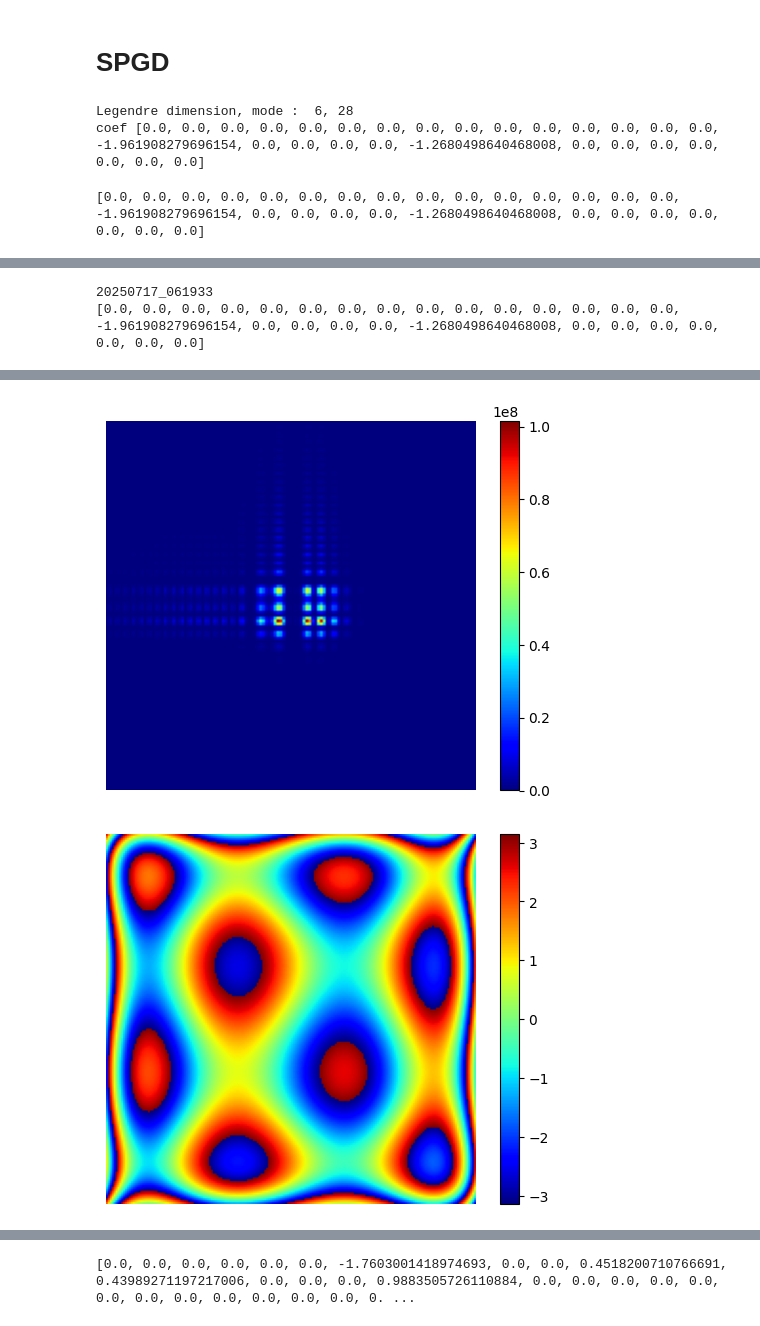
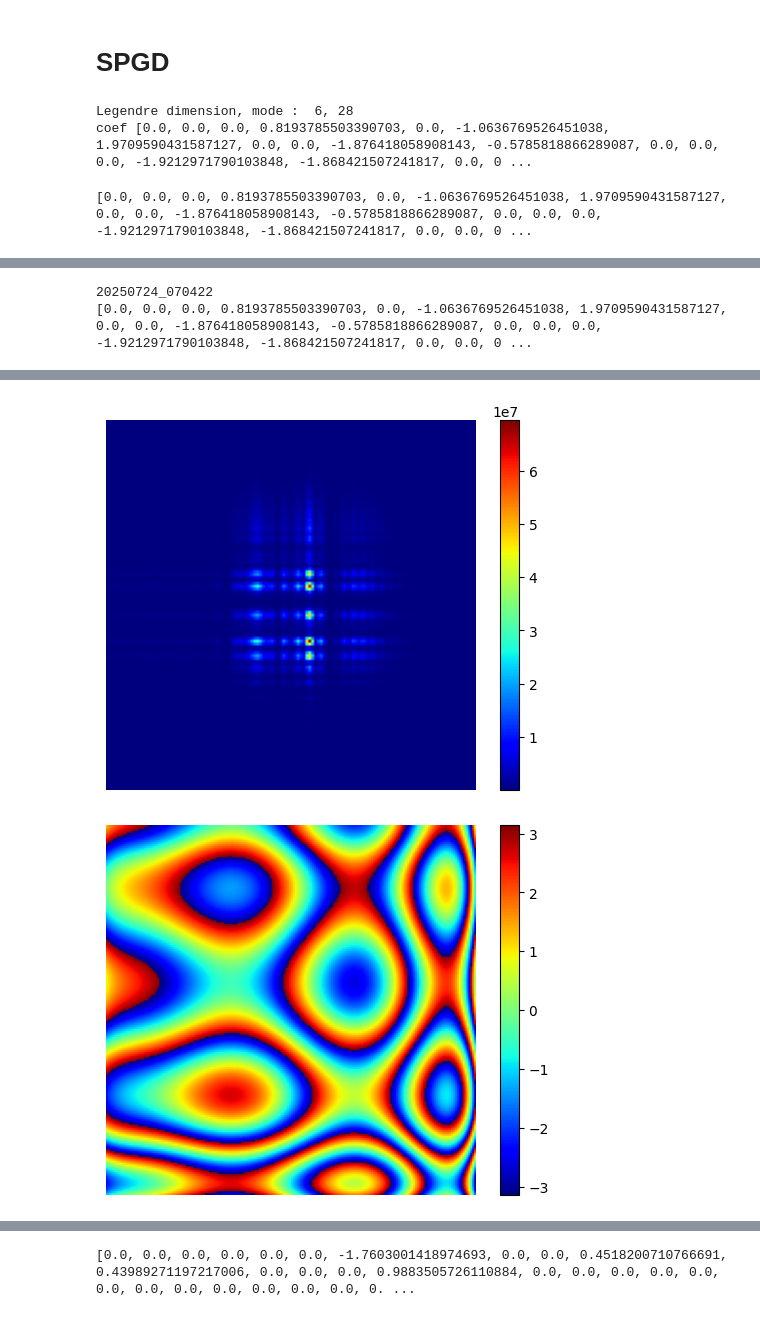
Before and after one commit to inagetsutomu/lab, a Jupyter notebook: SPGD.ipynb, the cells around one changed output, grey strips where cells are left out. Drawn from its saved outputs; the diff is of its cells as text; code cells hidden in the pictures.

```diff
--- a/SPGD.ipynb
+++ b/SPGD.ipynb
@@ -713,6 +737,8 @@ def ssim_culc2_8_filter(pupil,rot_angle=20,crop_size=256):
   # return cont
 # %%
 def laplacian_score(img):
+  if img.dtype != np.float32:
+        img = img.astype(np.float32)
   img_diff = cv2.Laplacian(img, cv2.CV_32F)
   score = np.std(np.abs(img_diff))
   return score
@@ -863,7 +899,7 @@ def SPGD(limit, iterations=100, rate=0.5, num=10, rho=0.99, lr = 10):
     plt.savefig(filename, dpi = 300, format= 'tiff')
     plt.show()
 # %%
-N = 2
+N = 10
 # n = 10
 
 coef_w = 4     # Legendre多項式の係数幅
@@ -875,12 +911,12 @@ print("Legendre dimension, mode : ", str(maxD) + ", " + str(mode))
 target = [random.uniform(0.0, coef_w)-coef_w/2 for i in range(N)]   # Legendre多項式の係数
 coef = [0.0] * mode
 
-# coef[3], coef[5], coef[6], coef[9], coef[10], coef[14], coef[15], coef[20],coef[21], coef[27] = target
+coef[3], coef[5], coef[6], coef[9], coef[10], coef[14], coef[15], coef[20],coef[21], coef[27] = target
 
 # coef[3], coef[5] = target
 # coef[6], coef[9] = target
 # coef[10], coef[14] = target
-coef[15], coef[20] = target
+# coef[15], coef[20] = target
 # coef[21], coef[27] = target
 
 # coef[6], coef[9], coef[10], coef[14] = target
@@ -898,7 +934,7 @@ print("coef",coef)
 start_coef = coef
 # %% [output]
 Legendre dimension, mode :  6, 28
-coef [0.0, 0.0, 0.0, 0.0, 0.0, 0.0, 0.0, 0.0, 0.0, 0.0, 0.0, 0.0, 0.0, 0.0, 0.0, -1.961908279696154, 0.0, 0.0, 0.0, 0.0, -1.2680498640468008, 0.0, 0.0, 0.0, 0.0, 0.0, 0.0, 0.0]
+coef [0.0, 0.0, 0.0, 0.8193785503390703, 0.0, -1.0636769526451038, 1.9709590431587127, 0.0, 0.0, -1.876418058908143, -0.5785818866289087, 0.0, 0.0, 0.0, -1.9212971790103848, -1.868421507241817, 0.0, 0 ...
 # %%
 # coef = [0.0, 0.0, 0.0, -1.2514339588855623, 0.0, -0.3144071409557081, -0.8010882969276838, 0.0, 0.0, 1.3111189862683834, 0.35207777395103856, 0.0, 0.0, 0.0, -0.28724129164016254, -1.4398127181549492, 0.0, 0.0, 0.0, 0.0, 0.15651562780177164, 1.0270377425221868, 0.0, 0.0, 0.0, 0.0, 0.0, -0.05356897336279265]
 
@@ -918,7 +954,7 @@ score = laplacian_score(img_total)
 now = datetime.now()
 timestamp = now.strftime("%Y%m%d_%H%M%S")
 print(timestamp)
-save_dir = f"./山登り_5次関数のみ_{timestamp}"
+save_dir = f"./incoherent_山登り_{timestamp}"
 save_images = f"{save_dir}/images"
 if not os.path.exists(save_images):
   os.makedirs(save_images)
@@ -968,4 +1004,4 @@ plt.colorbar()
 plt.savefig(filename, dpi = 300, format= 'tiff')
 plt.show()
 # %% [output]
-[0.0, 0.0, 0.0, 0.0, 0.0, 0.0, 0.0, 0.0, 0.0, 0.0, 0.0, 0.0, 0.0, 0.0, 0.0, -1.961908279696154, 0.0, 0.0, 0.0, 0.0, -1.2680498640468008, 0.0, 0.0, 0.0, 0.0, 0.0, 0.0, 0.0]
+[0.0, 0.0, 0.0, 0.8193785503390703, 0.0, -1.0636769526451038, 1.9709590431587127, 0.0, 0.0, -1.876418058908143, -0.5785818866289087, 0.0, 0.0, 0.0, -1.9212971790103848, -1.868421507241817, 0.0, 0.0, 0 ...
@@ -973,2 +1009,2 @@ plt.show()
-20250717_061933
-[0.0, 0.0, 0.0, 0.0, 0.0, 0.0, 0.0, 0.0, 0.0, 0.0, 0.0, 0.0, 0.0, 0.0, 0.0, -1.961908279696154, 0.0, 0.0, 0.0, 0.0, -1.2680498640468008, 0.0, 0.0, 0.0, 0.0, 0.0, 0.0, 0.0]
+20250724_070422
+[0.0, 0.0, 0.0, 0.8193785503390703, 0.0, -1.0636769526451038, 1.9709590431587127, 0.0, 0.0, -1.876418058908143, -0.5785818866289087, 0.0, 0.0, 0.0, -1.9212971790103848, -1.868421507241817, 0.0, 0.0, 0 ...
@@ -977,3 +1013,3 @@ plt.show()
-[figure, old version]
+[figure, new version]
-[figure, old version]
+[figure, new version]
 # %%
```
Also changed, not shown: parts of 5 cells of this notebook.
